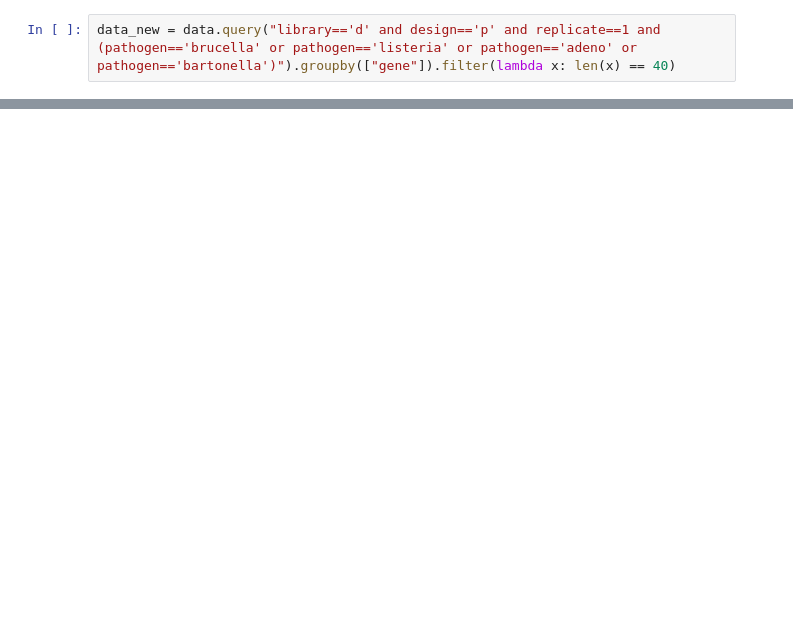
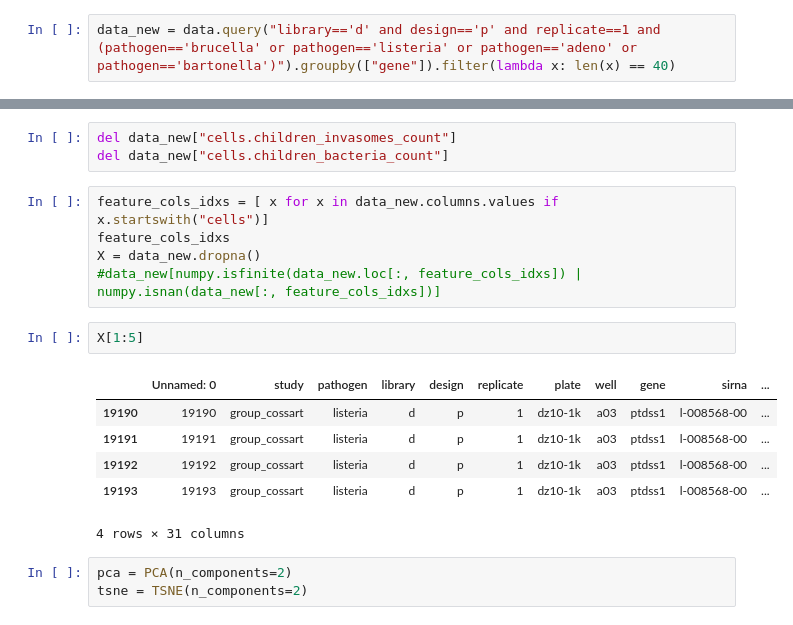
Before and after one commit to cbg-ethz/pybda, a Jupyter notebook: tix_analysis/tix_notebooks/tix_analyse_pandas.ipynb, the cells around one changed output, grey strips where cells are left out. Saved outputs shown, nothing was run; the diff lists cells and outputs as text; blank space fills up the shorter version.

```diff
--- a/tix_analysis/tix_notebooks/tix_analyse_pandas.ipynb
+++ b/tix_analysis/tix_notebooks/tix_analyse_pandas.ipynb
@@ -38,0 +40,20 @@ data-new
+# %%
+del data_new["cells.children_invasomes_count"]
+del data_new["cells.children_bacteria_count"]
+# %%
+feature_cols_idxs = [ x for x in data_new.columns.values if x.startswith("cells")]
+feature_cols_idxs
+X = data_new.dropna()
+#data_new[numpy.isfinite(data_new.loc[:, feature_cols_idxs]) | numpy.isnan(data_new[:, feature_cols_idxs])]
+# %%
+X[1:5]
+# %% [output]
+|  | Unnamed: 0 | study | pathogen | library | design | replicate | plate | well | gene | sirna | ... |
+| 19190 | 19190 | group_cossart | listeria | d | p | 1 | dz10-1k | a03 | ptdss1 | l-008568-00 | ... |
+| 19191 | 19191 | group_cossart | listeria | d | p | 1 | dz10-1k | a03 | ptdss1 | l-008568-00 | ... |
+| 19192 | 19192 | group_cossart | listeria | d | p | 1 | dz10-1k | a03 | ptdss1 | l-008568-00 | ... |
+| 19193 | 19193 | group_cossart | listeria | d | p | 1 | dz10-1k | a03 | ptdss1 | l-008568-00 | ... |
+4 rows × 31 columns
+# %%
+pca = PCA(n_components=2)
+tsne = TSNE(n_components=2)
```
Also changed, not shown: parts of 11 cells of this notebook, 1 other file.
